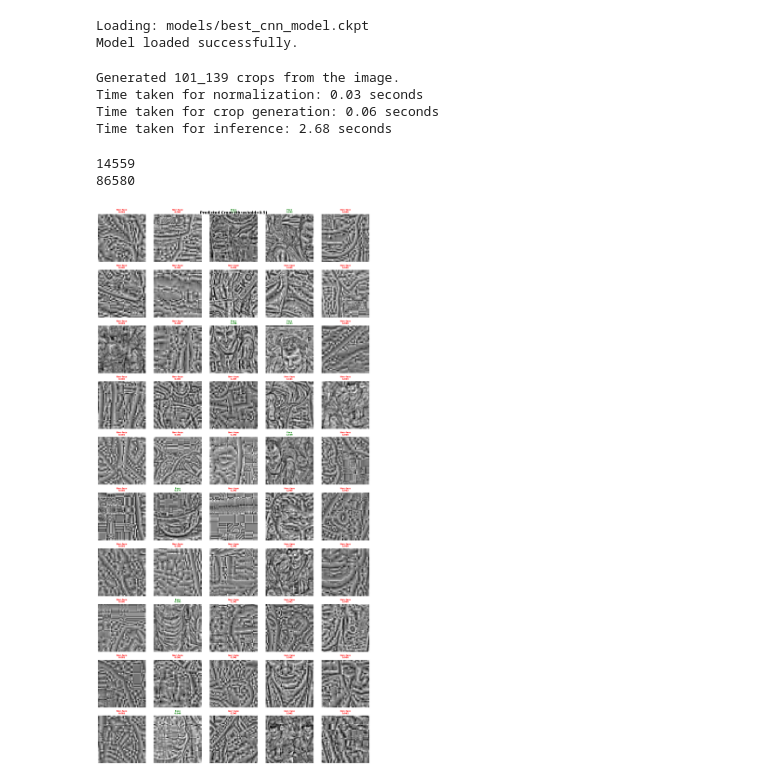
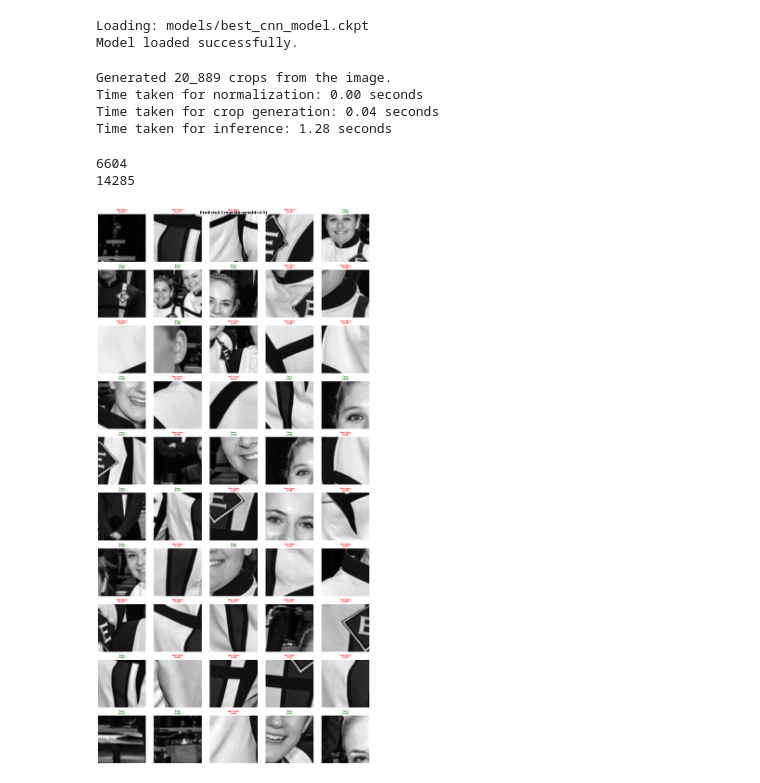
Before and after one commit to MiquelGomezCorral/BIOM-Face-cetection, a Jupyter notebook: NNB-Face-Detection-process.ipynb, the cells around one changed output. Drawn from its saved outputs; the diff is of its cells as text; code cells hidden in the pictures.

```diff
--- a/NNB-Face-Detection-process.ipynb
+++ b/NNB-Face-Detection-process.ipynb
@@ -42,7 +45,7 @@ from src.model import FaceDetectionModule, FaceDataModule
 print("Loading:", CONFIG.best_cnn_model_path)
 
 # path = CONFIG.best_cnn_model_path
-path = os.path.join(CONFIG.MODELS_PATH, "best_cnn_model-1.00.ckpt")
+path = os.path.join(CONFIG.MODELS_PATH, "best_cnn_model-9695.ckpt")
 loaded_module = FaceDetectionModule.load_from_checkpoint(
     path,
     CONFIG=CONFIG,
@@ -95,16 +98,17 @@ from PIL import Image
 from src.data import local_normalize_image
 from src.data import get_all_image_crops
 
-path = "data/WIDER_train/img_test/58_Hockey_icehockey_puck_58_560.jpg"
+path = "data/WIDER_train/img_test/0_Parade_marchingband_1_446.jpg"
 
 image = cv2.imread(path, cv2.IMREAD_GRAYSCALE if CONFIG.gray_scale else cv2.IMREAD_COLOR)
 t1 = time.time()
-img = local_normalize_image(CONFIG, image)
+# img = local_normalize_image(CONFIG, image)
 t2 = time.time()
-crops = get_all_image_crops(CONFIG, img=img)
+# crops = get_all_image_crops(CONFIG, img=img)
+crops = get_all_image_crops(CONFIG, img=image)
 t3 = time.time()
 
-crops = [{**crop, 'img': ((crop['img'] - 3) / (6) * 255).astype(np.uint8)} for crop in crops]
+# crops = [{**crop, 'img': ((crop['img'] - 3) / (6) * 255).astype(np.uint8)} for crop in crops]
 
 
 print(f"Generated {len(crops):_} crops from the image.")
@@ -114,7 +118,6 @@ tensors = [to_tensor(Image.fromarray(crop['img'])) for crop in crops]
 
 all_probs = []
 device = next(loaded_module.parameters()).device
-batch = torch.stack(tensors).to(device)
 for i in range(0, len(crops), CONFIG.batch_size):
     batch_tensors = torch.stack(tensors[i:i+CONFIG.batch_size]).to(device)
     with torch.no_grad():
@@ -123,7 +126,7 @@ for i in range(0, len(crops), CONFIG.batch_size):
         all_probs.extend(probs)
 
 probs = np.array(all_probs)
-preds = (probs > 0.5).astype(int)
+preds = (probs > 0.7).astype(int)
 
 faces = [(crop['x'], crop['y'], crop['w'], crop['h']) for crop, pred in zip(crops, preds) if pred == 1]
 boxes = draw_boxes(image.copy(), faces)
@@ -139,46 +142,46 @@ cv2.imshow('Face Detection Result', boxes)
 cv2.waitKey(0)
 cv2.destroyAllWindows()
 # %% [output]
-Generated 101_139 crops from the image.
-Time taken for normalization: 0.03 seconds
-Time taken for crop generation: 0.06 seconds
-Time taken for inference: 2.68 seconds
+Generated 20_889 crops from the image.
+Time taken for normalization: 0.00 seconds
+Time taken for crop generation: 0.04 seconds
+Time taken for inference: 1.28 seconds
 # %%
 print(len([crop['img'] for crop, pred in zip(crops, preds) if pred == 1]))
 print(len([crop['img'] for crop, pred in zip(crops, preds) if pred == 0]))
 # %% [output]
-14559
-86580
+6604
+14285
 # %%
 # show some predicted crops
 n_crops = min(50, len(crops))  # 5x10 grid = 50 crops
 cols = 5
 rows = 10
 
 fig, axes = plt.subplots(rows, cols, figsize=(15, 30))
 axes = axes.reshape(rows, cols)
 
 for i in range(n_crops):
     row = i // cols
     col = i % cols
 
     idx = np.random.randint(0, len(crops))
     crop_img = crops[idx]['img']
     prob = probs[idx]
 
     # Display crop
-    axes[row, col].imshow(crop_img, cmap="gray")
+    axes[row, col].imshow(crop_img, cmap="gray", interpolation='bilinear')
 
     # Color-code based on prediction threshold (0.5)
     is_face = prob > 0.5
     color = "green" if is_face else "red"
     title = f"{'Face' if is_face else 'Non-face'}\n{prob:.3f}"
 
     axes[row, col].set_title(title, color=color, fontsize=8, fontweight='bold')
     axes[row, col].axis("off")
 
 plt.suptitle(f"Predicted Crops (threshold=0.5)", fontsize=14, fontweight='bold')
 plt.tight_layout()
 plt.show()
 # %% [output]
-[figure, old version]
+[figure, new version]
```
Also changed, not shown: parts of 1 cell of this notebook, 4 other files.
